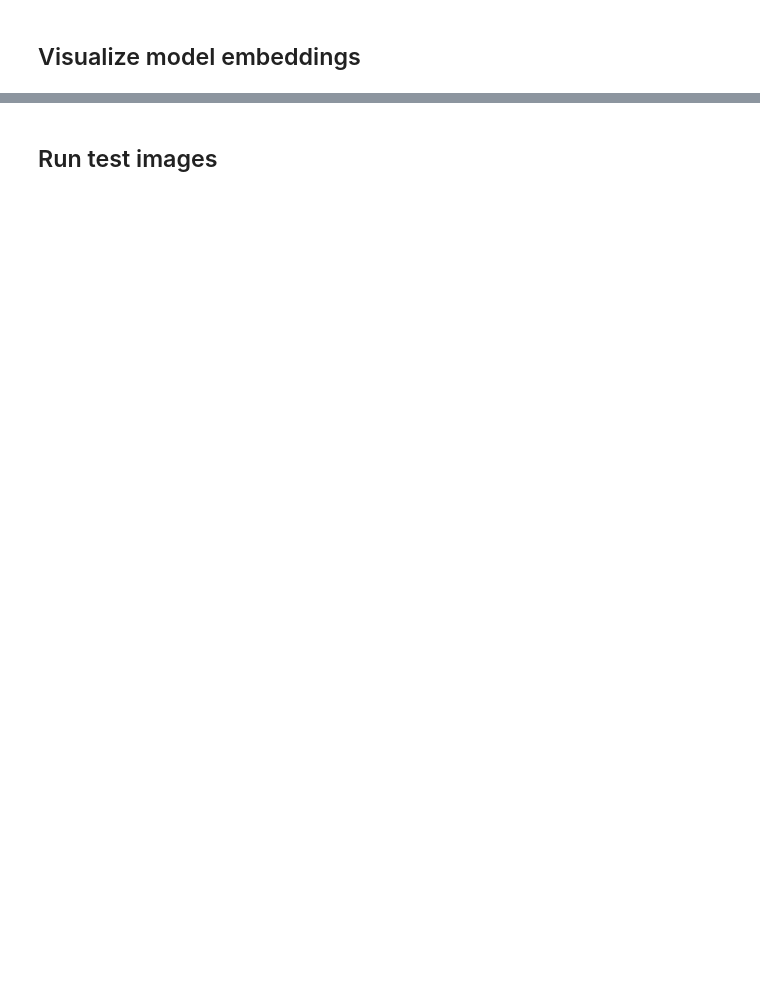
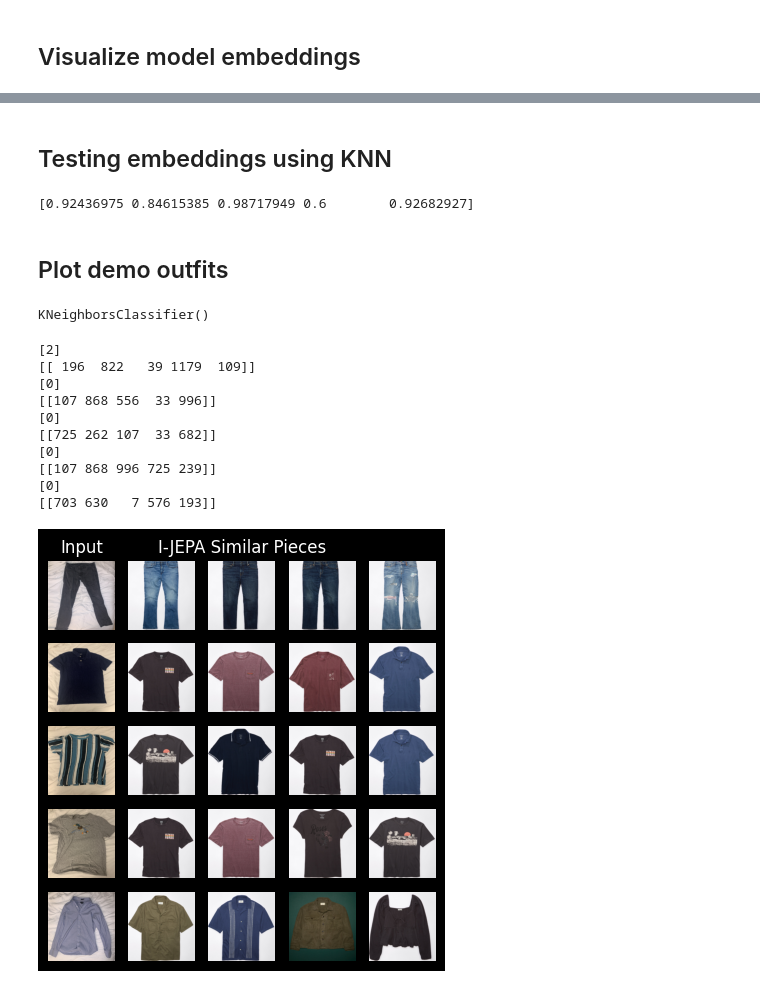
Before and after one commit to ianjwhitehouse/outfit-recomender, a Jupyter notebook: I-JEPA.ipynb, the cells around one changed output, grey strips where cells are left out. Cells and saved outputs as stored; diff of their text form; code cells hidden in the pictures; blank space fills up the shorter version.

```diff
--- a/I-JEPA.ipynb
+++ b/I-JEPA.ipynb
@@ -240,2 +322,60 @@ plt.show()
 # %% [markdown]
-## Run test images
+## Testing embeddings using KNN
+# %%
+from sklearn.model_selection import train_test_split
+
+y_map = {"shirt": 0, "top": 0, "sweater": 1, "pant": 2, "skirt": 3, "short": 4}
+y = np.array([y_map[label[2]] for label in clothing_labels])
+X_train, X_test, y_train, y_test = train_test_split(clothing_embed, y, test_size=0.25)
+# %%
+# Run KNN
+from sklearn.neighbors import KNeighborsClassifier
+from sklearn.metrics import confusion_matrix
+
+knn = KNeighborsClassifier()
+knn.fit(X_train, y_train)
+
+matrix = confusion_matrix(y_test, knn.predict(X_test))
+acc_per_class = matrix.diagonal()/matrix.sum(axis=1)
+
+print(acc_per_class)
+# %% [output]
+[0.92436975 0.84615385 0.98717949 0.6        0.92682927]
+# %% [markdown]
+## Plot demo outfits
+# %%
+# Refit KNN on all training
+
+knn.fit(clothing_embed, y)
+# %% [output]
+KNeighborsClassifier()
+# %%
+# Generate similar clothes
+_, axs = plt.subplots(5, 5, figsize=(5,5.2))
+axs[0, 0].set_title("Input")
+axs[0, 2].set_title("I-JEPA Similar Pieces")
+
+for i, test_emb in enumerate(np.delete(test_clothing_embed, 1, axis=0)):
+    print(knn.predict(np.reshape(test_emb, (1, -1))))
+    axs[i, 0].axis("off")
+    axs[i, 0].imshow(np.delete(test_clothing_images, 1, axis=0)[i], aspect="auto")
+
+    _, inds = knn.kneighbors(np.reshape(test_emb, (1, -1)))
+    print(inds)
+    for j, ind in enumerate(inds[0][:4]):
+        axs[i, j + 1].axis("off")
+        axs[i, j + 1].imshow(clothing_images[ind], aspect="auto")
+
+plt.show()
+# %% [output]
+[2]
+[[ 196  822   39 1179  109]]
+[0]
+[[107 868 556  33 996]]
+[0]
+[[725 262 107  33 682]]
+[0]
+[[107 868 996 725 239]]
+[0]
+[[703 630   7 576 193]]
+[figure, added]
```
Also changed, not shown: parts of 8 cells of this notebook, 3 other files.
